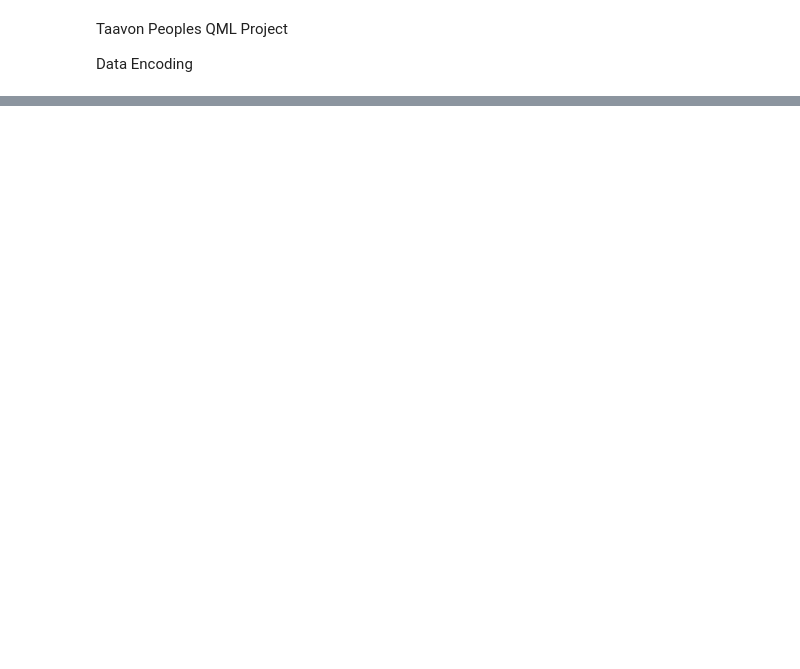
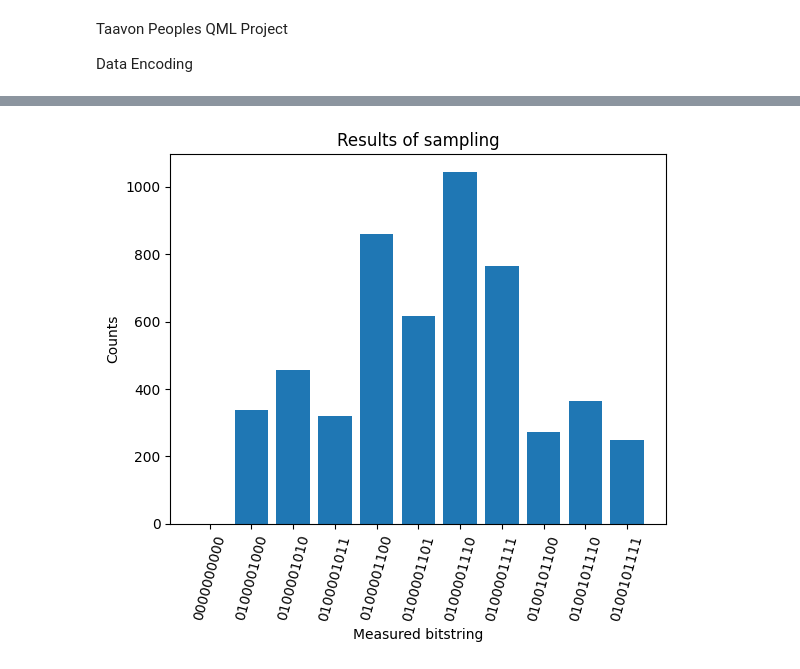
Before and after one commit to peoplesinc/air-pollution-data, a Jupyter notebook: baltimore-figures/baltimore_qml.ipynb, the cells around one changed output, grey strips where cells are left out. Cells and saved outputs as stored; diff of their text form; code cells hidden in the pictures; blank space fills up the shorter version.

```diff
--- a/baltimore-figures/baltimore_qml.ipynb
+++ b/baltimore-figures/baltimore_qml.ipynb
@@ -42,0 +169,20 @@ Name: Black, dtype: int64
+# %%
+def visualize_counts(probs, num_qubits):
+    """Visualize the outputs from the Qiskit Sampler primitive."""
+    zero_prob = probs.get(0, 0.0)
+    top_10 = dict(sorted(probs.items(), key=lambda item: item[1], reverse=True)[:10])
+    top_10.update({0: zero_prob})
+    by_key = dict(sorted(top_10.items(), key=lambda item: item[0]))
+    xvals, yvals = list(zip(*by_key.items()))
+    xvals = [bin(xval)[2:].zfill(num_qubits) for xval in xvals]
+    plt.bar(xvals, yvals)
+    plt.xticks(rotation=75)
+    plt.title("Results of sampling")
+    plt.xlabel("Measured bitstring")
+    plt.ylabel("Counts")
+    plt.show()
+
+
+visualize_counts(counts, overlap_circ.num_qubits)
+# %% [output]
+[figure, added]
```
Also changed, not shown: parts of 16 cells of this notebook.
